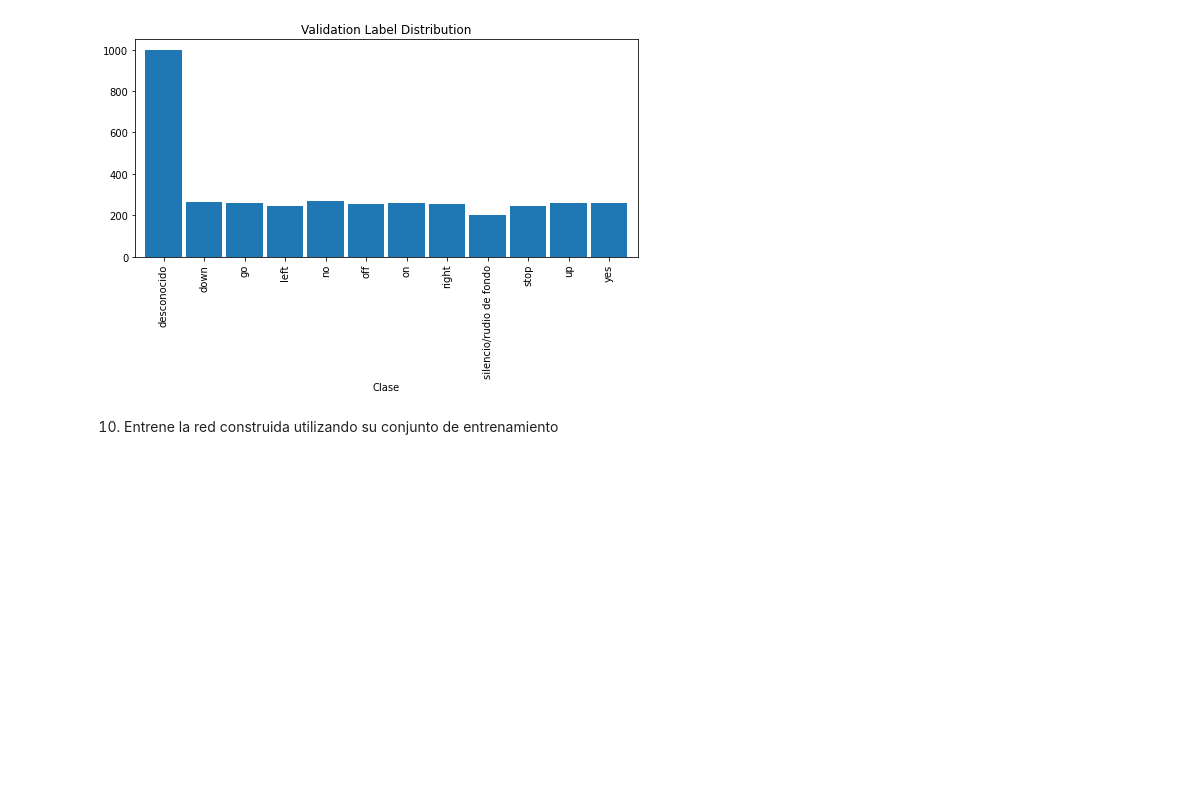
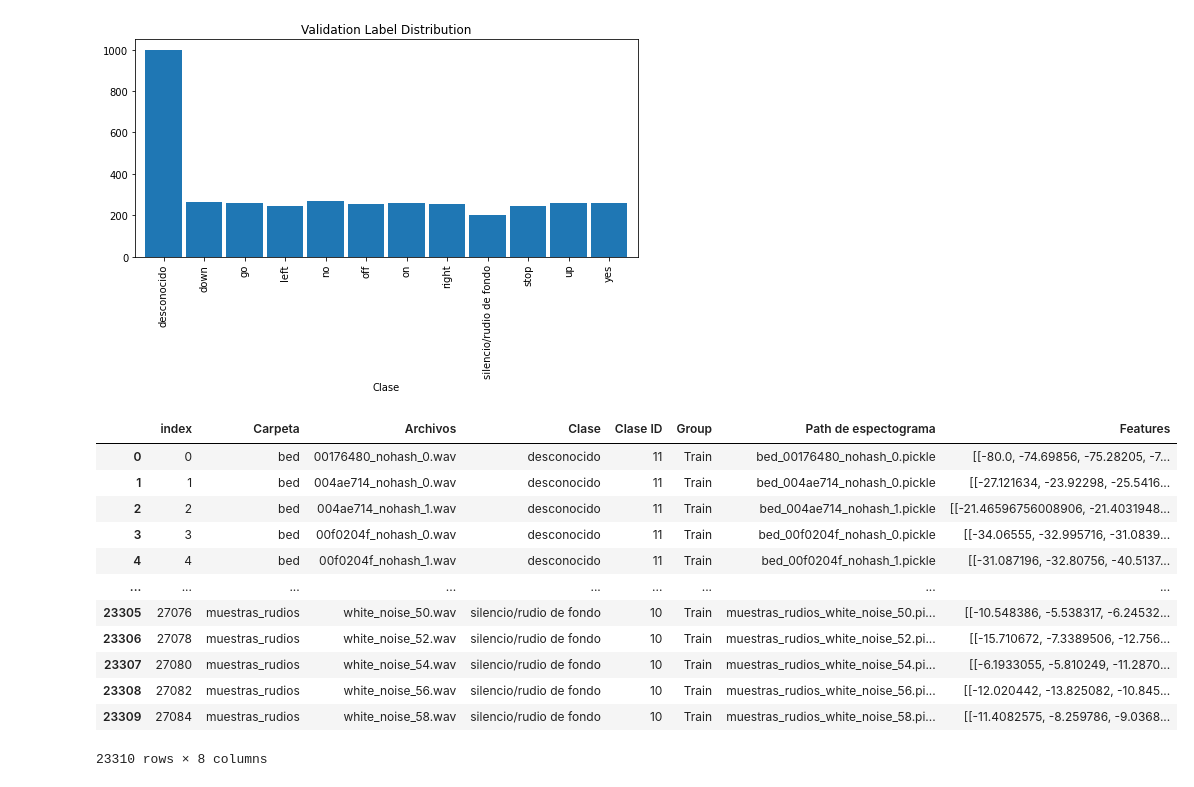
Before and after one commit to coursesmichaelgruner/dsp-3-2022-proyecto2-a, a Jupyter notebook: proyecto.ipynb, the cells around one changed output. Saved outputs shown, nothing was run; the diff lists cells and outputs as text; code cells hidden in the pictures; blank space fills up the shorter version.

```diff
--- a/proyecto.ipynb
+++ b/proyecto.ipynb
@@ -657,5 +658,16 @@ freq['index'].plot(kind = 'bar',
              figsize=(9,4));            # Cambiamos el tamaño de la figura
 # %% [output]
 [figure]
-# %% [markdown]
-10. Entrene la red construida utilizando su conjunto de entrenamiento
+# %%
+def writeSpectogram (specfile):
+    with open(specfile, "rb") as f:
+        S_dB = pickle.load(f)
+    return S_dB
+# %%
+train = []
+for i in range(len(df1_train['Clase'])):
+    path_spect = 'espectogramas' + '/' + df1_train['Path de espectograma'][i]
+    spec = writeSpectogram(path_spect)
+    train.append(spec)
+
+df1_train['Features'] = train
@@ -661,0 +685,16 @@ freq['index'].plot(kind = 'bar',
+# %%
+df1_train
+# %% [output]
+|  | index | Carpeta | Archivos | Clase | Clase ID | Group | Path de espectograma | Features |
+| 0 | 0 | bed | 00176480_nohash_0.wav | desconocido | 11 | Train | bed_00176480_nohash_0.pickle | [[-80.0, -74.69856, -75.28205, -7... |
+| 1 | 1 | bed | 004ae714_nohash_0.wav | desconocido | 11 | Train | bed_004ae714_nohash_0.pickle | [[-27.121634, -23.92298, -25.5416... |
+| 2 | 2 | bed | 004ae714_nohash_1.wav | desconocido | 11 | Train | bed_004ae714_nohash_1.pickle | [[-21.46596756008906, -21.4031948... |
+| 3 | 3 | bed | 00f0204f_nohash_0.wav | desconocido | 11 | Train | bed_00f0204f_nohash_0.pickle | [[-34.06555, -32.995716, -31.0839... |
+| 4 | 4 | bed | 00f0204f_nohash_1.wav | desconocido | 11 | Train | bed_00f0204f_nohash_1.pickle | [[-31.087196, -32.80756, -40.5137... |
+| ... | ... | ... | ... | ... | ... | ... | ... | ... |
+| 23305 | 27076 | muestras_rudios | white_noise_50.wav | silencio/rudio de fondo | 10 | Train | muestras_rudios_white_noise_50.pi... | [[-10.548386, -5.538317, -6.24532... |
+| 23306 | 27078 | muestras_rudios | white_noise_52.wav | silencio/rudio de fondo | 10 | Train | muestras_rudios_white_noise_52.pi... | [[-15.710672, -7.3389506, -12.756... |
+| 23307 | 27080 | muestras_rudios | white_noise_54.wav | silencio/rudio de fondo | 10 | Train | muestras_rudios_white_noise_54.pi... | [[-6.1933055, -5.810249, -11.2870... |
+| 23308 | 27082 | muestras_rudios | white_noise_56.wav | silencio/rudio de fondo | 10 | Train | muestras_rudios_white_noise_56.pi... | [[-12.020442, -13.825082, -10.845... |
+| 23309 | 27084 | muestras_rudios | white_noise_58.wav | silencio/rudio de fondo | 10 | Train | muestras_rudios_white_noise_58.pi... | [[-11.4082575, -8.259786, -9.0368... |
+23310 rows × 8 columns
```
Also changed, not shown: parts of 4 cells of this notebook, 1 other file.
